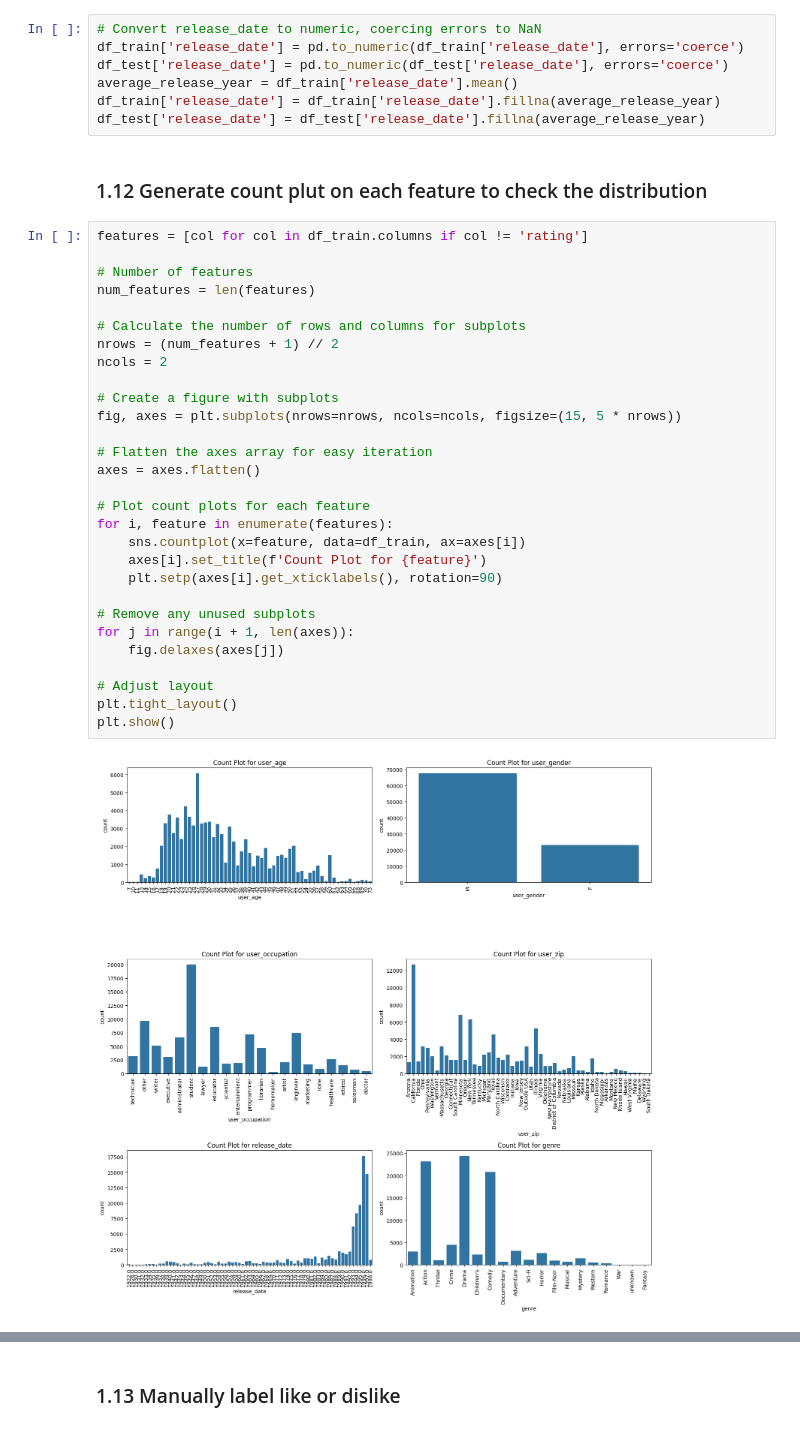
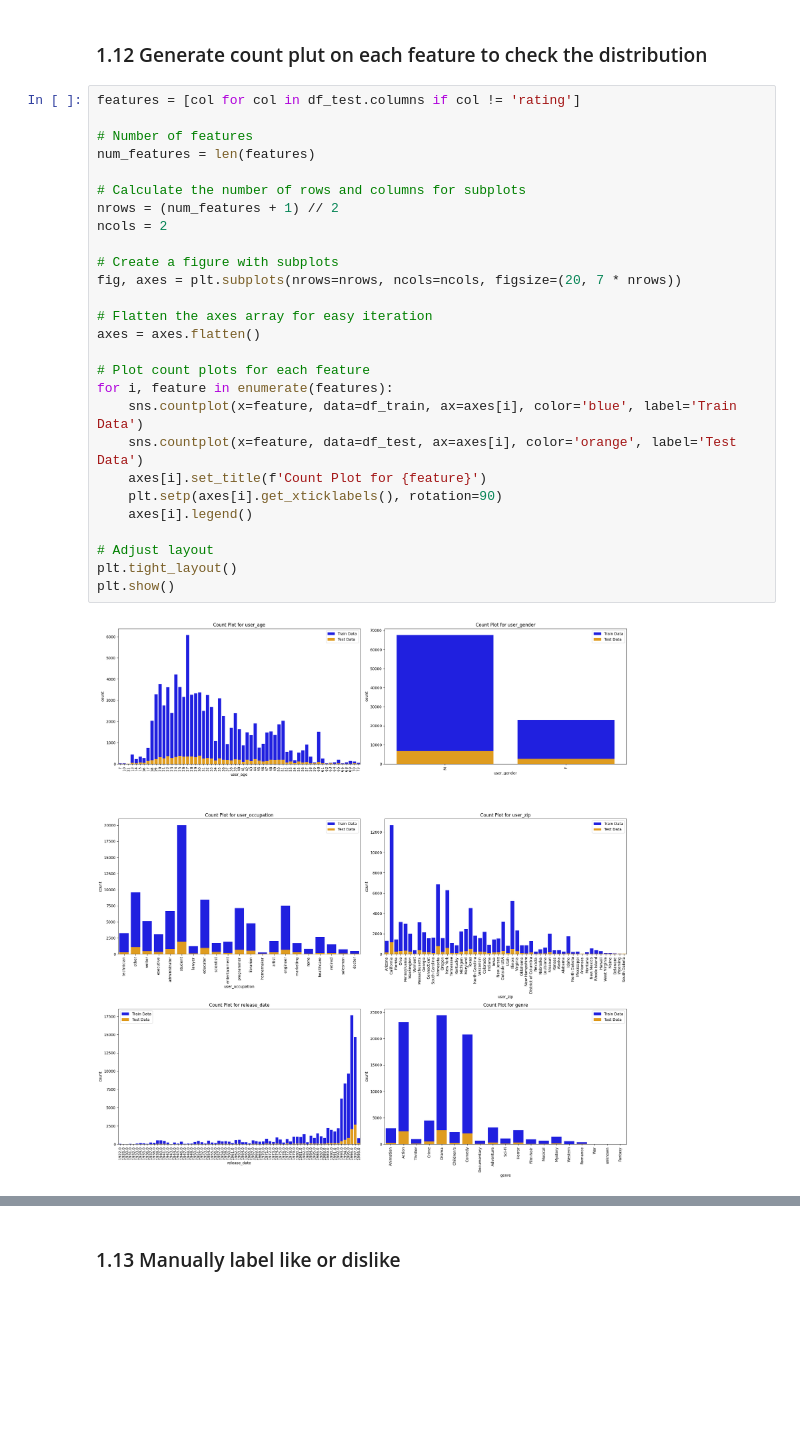
Before and after one commit to Cgolling/LLP_IS4242, a Jupyter notebook: A1_MLP.ipynb, the cells around one changed output, grey strips where cells are left out. Drawn from its saved outputs; the diff is of its cells as text; blank space fills up the shorter version.

```diff
--- a/A1_MLP.ipynb
+++ b/A1_MLP.ipynb
@@ -81,40 +79,31 @@ Turn year into int
-# %%
-# Convert release_date to numeric, coercing errors to NaN
-df_train['release_date'] = pd.to_numeric(df_train['release_date'], errors='coerce')
-df_test['release_date'] = pd.to_numeric(df_test['release_date'], errors='coerce')
-average_release_year = df_train['release_date'].mean()
-df_train['release_date'] = df_train['release_date'].fillna(average_release_year)
-df_test['release_date'] = df_test['release_date'].fillna(average_release_year)
 # %% [markdown]
 ### 1.12 Generate count plut on each feature to check the distribution
 # %%
-features = [col for col in df_train.columns if col != 'rating']
+features = [col for col in df_test.columns if col != 'rating']
 
 # Number of features
 num_features = len(features)
 
 # Calculate the number of rows and columns for subplots
 nrows = (num_features + 1) // 2
 ncols = 2
 
 # Create a figure with subplots
-fig, axes = plt.subplots(nrows=nrows, ncols=ncols, figsize=(15, 5 * nrows))
+fig, axes = plt.subplots(nrows=nrows, ncols=ncols, figsize=(20, 7 * nrows))
 
 # Flatten the axes array for easy iteration
 axes = axes.flatten()
 
 # Plot count plots for each feature
 for i, feature in enumerate(features):
-    sns.countplot(x=feature, data=df_train, ax=axes[i])
+    sns.countplot(x=feature, data=df_train, ax=axes[i], color='blue', label='Train Data')
+    sns.countplot(x=feature, data=df_test, ax=axes[i], color='orange', label='Test Data')
     axes[i].set_title(f'Count Plot for {feature}')
     plt.setp(axes[i].get_xticklabels(), rotation=90)
-
-# Remove any unused subplots
-for j in range(i + 1, len(axes)):
-    fig.delaxes(axes[j])
+    axes[i].legend()
 
 # Adjust layout
 plt.tight_layout()
 plt.show()
 # %% [output]
-[figure, old version]
+[figure, new version]
```
Also changed, not shown: parts of 16 cells of this notebook, 1 other file.
